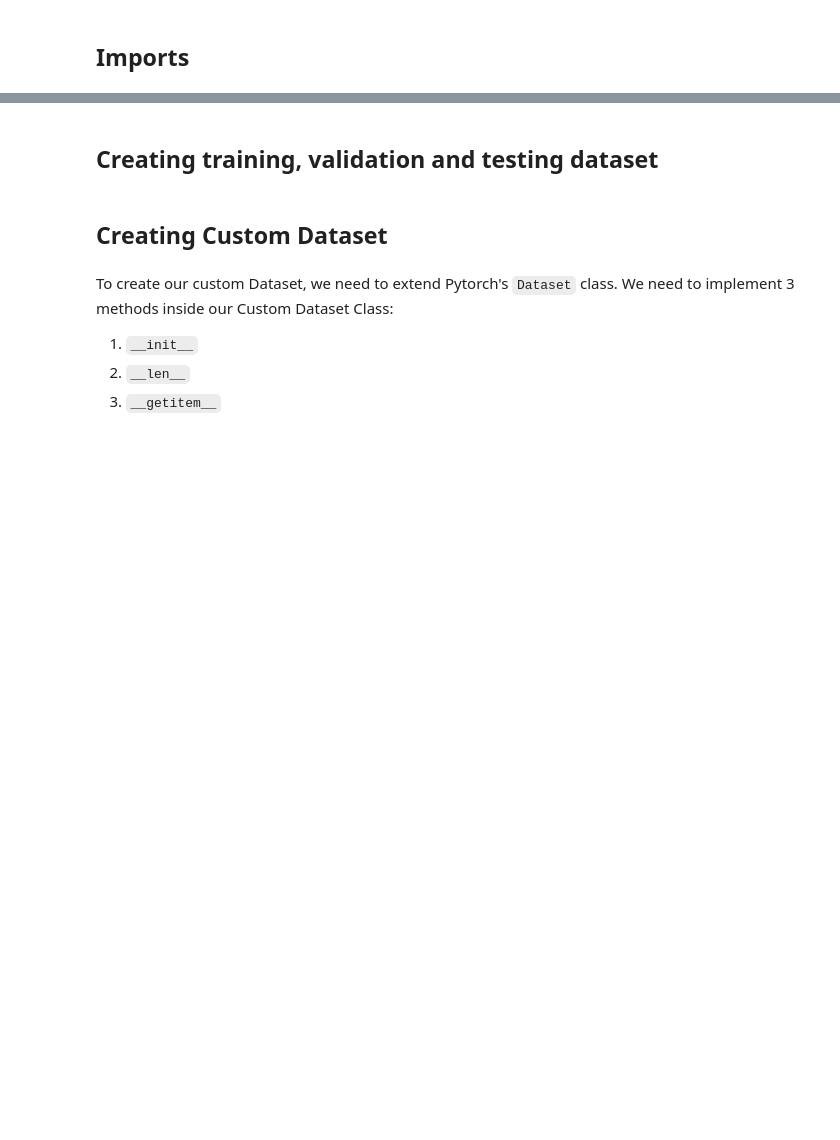
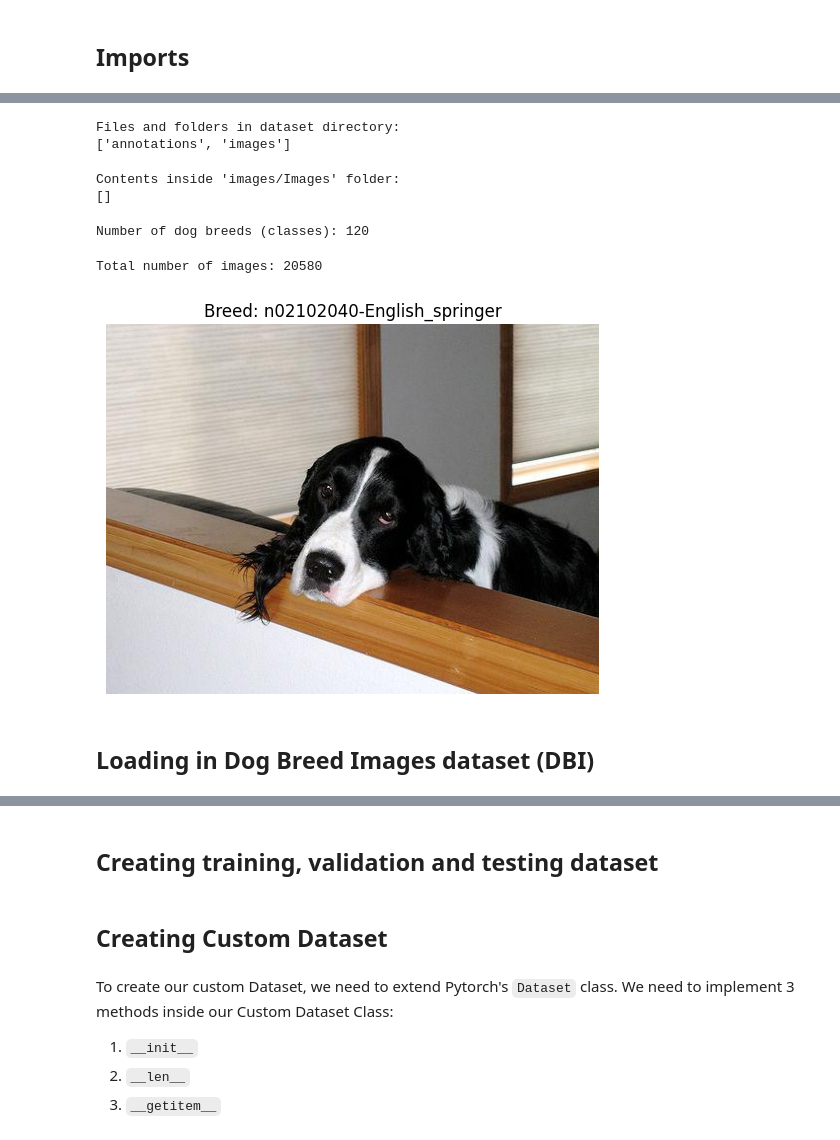
Before and after one commit to humzkhan/CSC420A2, a Jupyter notebook: dog-breed-classifier-final.ipynb, the cells around one changed output, grey strips where cells are left out. Cells and saved outputs as stored; diff of their text form; code cells hidden in the pictures; blank space fills up the shorter version.

```diff
--- a/dog-breed-classifier-final.ipynb
+++ b/dog-breed-classifier-final.ipynb
@@ -23,0 +22,7 @@ dataset = ImageFolder('Images')
+# %%
+import kagglehub
+
+# Download latest version
+path_sdd = kagglehub.dataset_download("jessicali9530/stanford-dogs-dataset")
+
+print("Path to dataset files:", path_sdd)
@@ -23,0 +32,56 @@ dataset = ImageFolder('Images')
+# %%
+import os
+
+#dataset_path = "/root/.cache/kagglehub/datasets/jessicali9530/stanford-dogs-dataset/versions/2"
+dataset_path_sdd = path_sdd
+
+# List the dataset files
+print("Files and folders in dataset directory:")
+print(os.listdir(dataset_path_sdd))
+# %% [output]
+Files and folders in dataset directory:
+['annotations', 'images']
+# %%
+train_dir = os.path.join(dataset_path_sdd, "images", "Images")  # Correcting path
+print("Contents inside 'images/Images' folder:")
+print(os.listdir(train_dir)[:10])  # Should print 10 breed folders
+# %% [output]
+Contents inside 'images/Images' folder:
+[]
+# %%
+num_classes = len(os.listdir(train_dir))
+print(f"Number of dog breeds (classes): {num_classes}")
+# %% [output]
+Number of dog breeds (classes): 120
+# %%
+image_count = sum([len(files) for _, _, files in os.walk(train_dir)])
+print(f"Total number of images: {image_count}")
+# %% [output]
+Total number of images: 20580
+# %%
+import random
+from PIL import Image
+
+# Select a random breed folder
+random_breed = random.choice(os.listdir(train_dir))
+breed_path = os.path.join(train_dir, random_breed)
+
+# Select a random image from the breed folder
+random_image = random.choice(os.listdir(breed_path))
+image_path = os.path.join(breed_path, random_image)
+
+# Fixing: Ensure it's a file, not a directory
+while os.path.isdir(image_path):
+    random_image = random.choice(os.listdir(breed_path))
+    image_path = os.path.join(breed_path, random_image)
+
+# Open and display image
+img = Image.open(image_path)
+plt.imshow(img)
+plt.title(f"Breed: {random_breed}")
+plt.axis("off")
+plt.show()
+# %% [output]
+[figure, added]
+# %% [markdown]
+## Loading in Dog Breed Images dataset (DBI)
```
Also changed, not shown: parts of 12 cells of this notebook.
